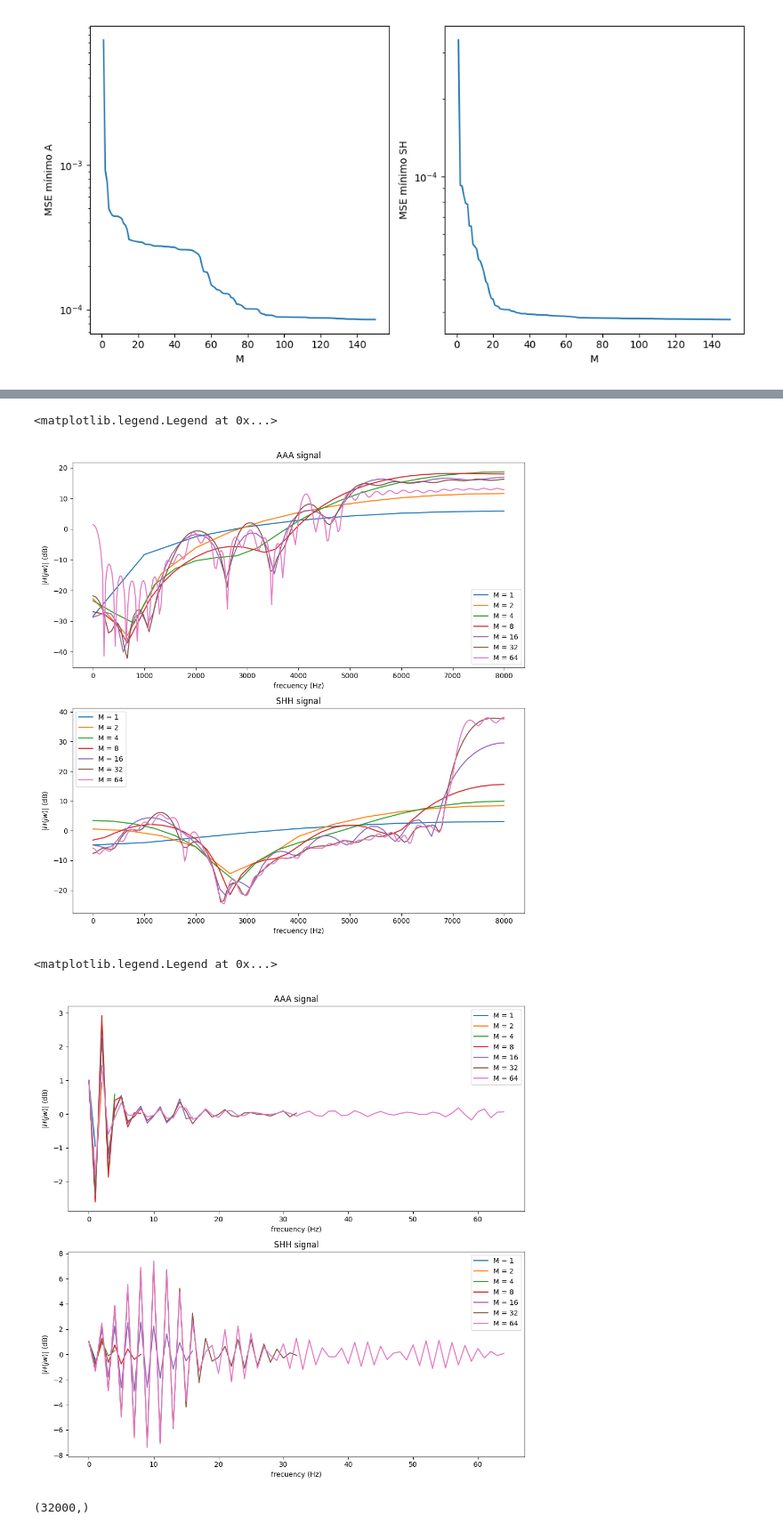
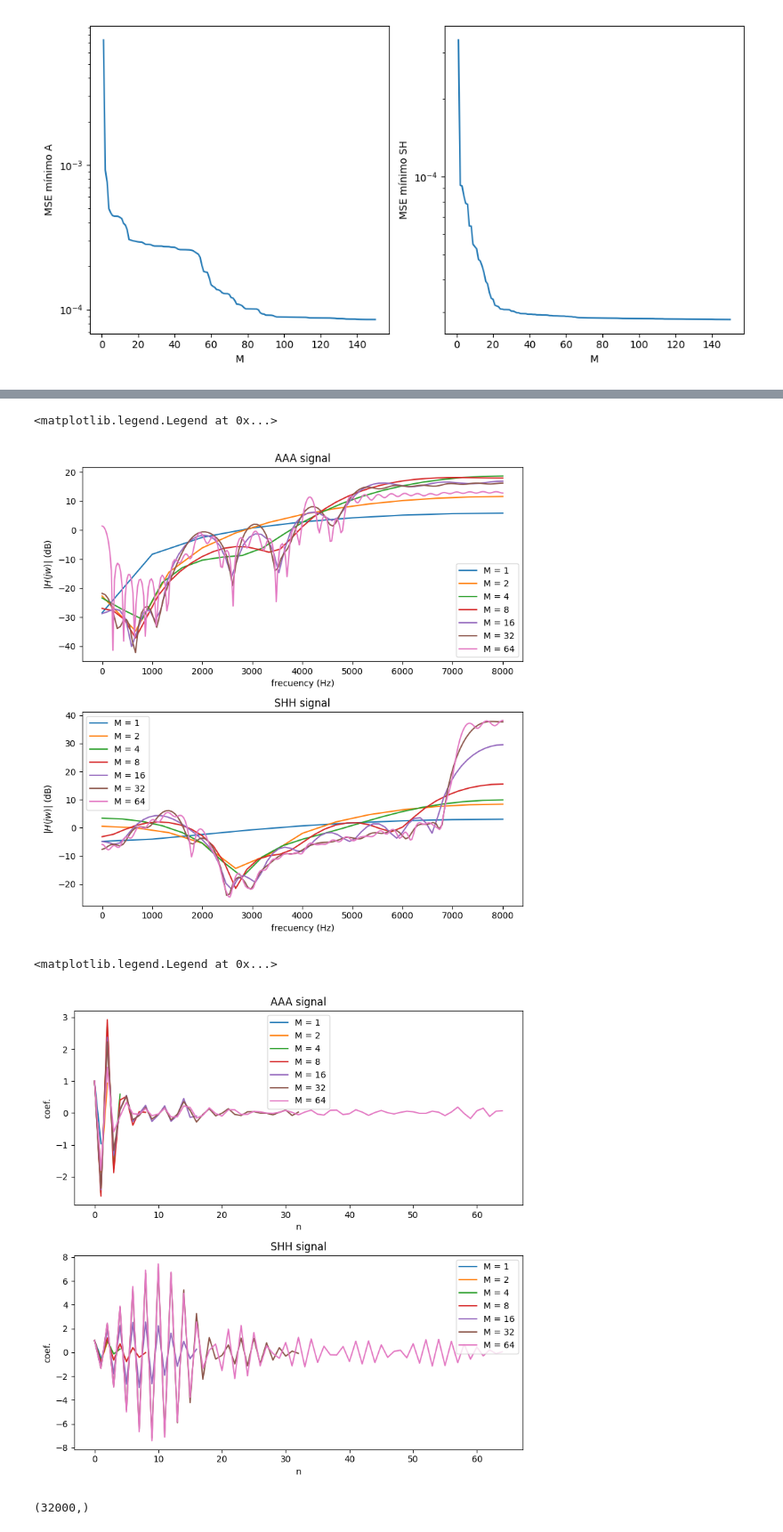
Before and after one commit to GonzaLinares/PASA_TP3, a Jupyter notebook: main.ipynb, the cells around one changed output, grey strips where cells are left out. Shown at 89% size. Drawn from its saved outputs; the diff is of its cells as text; code cells hidden in the pictures.

```diff
--- a/main.ipynb
+++ b/main.ipynb
@@ -164,8 +164,7 @@ axs[1].set_yscale('log')
 # %%
 plt.figure(tight_layout=True)
 plt.subplot(211)
-for i in np.logspace(start=1, stop=128, 8, base=2, dtype=int): #Deje esto aca, hat que arreglarlo
-    print(i)
+for i in np.logspace(start=1, stop=7, num=7, base=2, endpoint=True, dtype=int): #Deje esto aca, hat que arreglarlo
     N = len(a_a[i])
     e_foa = np.convolve(a_a[i], signal["a"])
     plt.plot(e_foa, label=f'M = {i}')
@@ -176,7 +175,7 @@ plt.ylabel("error de prediccion")
 plt.legend()
 
 plt.subplot(212)
-for i in [1, 5, 10, 25, 50, 75, 100]:
+for i in np.logspace(start=1, stop=7, num=7, base=2, endpoint=True, dtype=int):
     N = len(a_sh[i])
     e_foa = np.convolve(a_sh[i], signal["a"])
     plt.plot(e_foa, label=f'M = {i}')
@@ -193,9 +190,9 @@ IndexError: index 578860 is out of bounds for axis 0 with size 150
 # %%
-plt.figure(tight_layout=True, figsize=(10, 10))
+plt.figure(tight_layout=True, figsize=(8, 8))
 plt.subplot(211)
 for i in np.logspace(0, 6, 7, endpoint=True, base=2, dtype=int):
     N = len(a_a[i-1])
-    freq = rfftfreq(N*8, 1/fs)
+    freq = rfftfreq(N*8, 1/fss["a"])
     Hejw = rfft(a_a[i-1], N*8)
     A = 20*np.log10((np.abs(Hejw)+1e-18))
     plt.plot(freq, A, label=f'M = {i}')
@@ -208,7 +205,7 @@ plt.legend()
 plt.subplot(212)
 for i in np.logspace(0, 6, 7, endpoint=True, base=2, dtype=int):
     N = len(a_sh[i-1])
-    freq = rfftfreq(N*8, 1/fs)
+    freq = rfftfreq(N*8, 1/fss["sh"])
     Hejw = rfft(a_sh[i-1], N*8)
     A = 20*np.log10((np.abs(Hejw)+1e-18))
     plt.plot(freq, A, label=f'M = {i}')
@@ -219,31 +216,31 @@ plt.ylabel("$|H(jw)|$ (dB)")
 plt.legend()
 # %% [output]
 <matplotlib.legend.Legend at 0x...>
-[figure, old version]
+[figure, new version]
 # %%
-plt.figure(tight_layout=True, figsize=(10, 10))
+plt.figure(tight_layout=True, figsize=(8, 8))
 plt.subplot(211)
 for i in np.logspace(0, 6, 7, endpoint=True, base=2, dtype=int):
     N = len(a_a[i-1])
     plt.plot(a_a[i-1], label=f'M = {i}')
 
 plt.title("AAA signal")
-plt.xlabel("frecuency (Hz)")
-plt.ylabel("$|H(jw)|$ (dB)")
+plt.xlabel("n")
+plt.ylabel("coef.")
 plt.legend()
 
 plt.subplot(212)
 for i in np.logspace(0, 6, 7, endpoint=True, base=2, dtype=int):
     N = len(a_sh[i-1])
     plt.plot(a_sh[i-1], label=f'M = {i}')
 
 plt.title("SHH signal")
-plt.xlabel("frecuency (Hz)")
-plt.ylabel("$|H(jw)|$ (dB)")
+plt.xlabel("n")
+plt.ylabel("coef.")
 plt.legend()
 # %% [output]
 <matplotlib.legend.Legend at 0x...>
-[figure, old version]
+[figure, new version]
 # %%
 err_sint = np.random.normal(0, 0.01, fs*2)
 out = sp.lfilter([1], a_a[100], err_sint)
```
Also changed, not shown: parts of 1 cell of this notebook.
